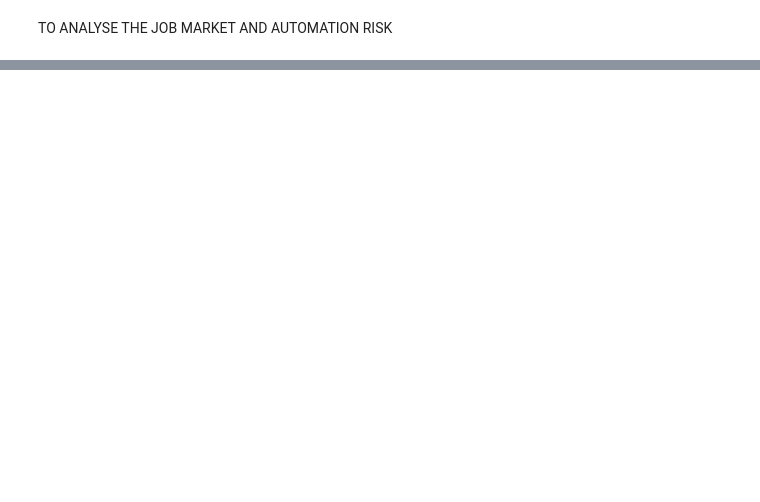
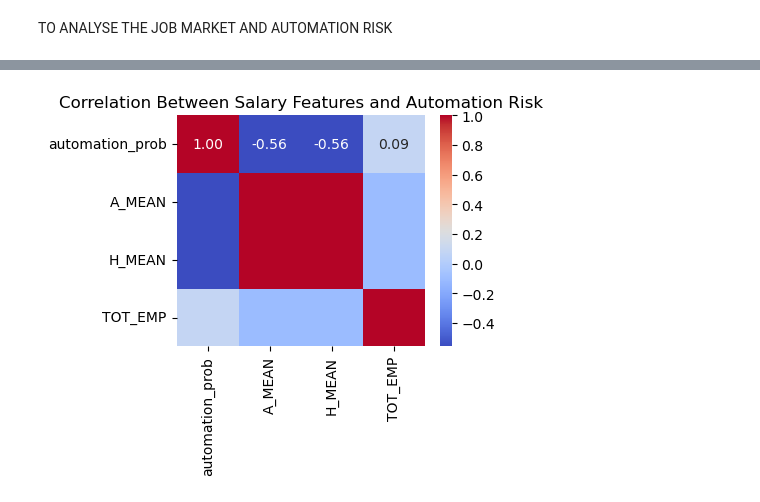
Before and after one commit to maansesharma/Job_Automation_risk, a Jupyter notebook: domain_applications_x23410396.ipynb, the cells around one changed output, grey strips where cells are left out. Saved outputs shown, nothing was run; the diff lists cells and outputs as text; code cells hidden in the pictures; blank space fills up the shorter version.

```diff
--- a/domain_applications_x23410396.ipynb
+++ b/domain_applications_x23410396.ipynb
@@ -182,0 +169,7 @@ KeyError: "['automation_risk', 'future_demand_score'] not found in axis"
+# %%
+
+
+# Option 2: Include mean state-level risk
+state_cols = df_risk.columns[3:]
+df_risk['Mean_State_Risk'] = df_risk[state_cols].mean(axis=1)
+df_risk_clean = df_risk[['SOC', 'Probability', 'Mean_State_Risk']]
@@ -182,0 +249,17 @@ KeyError: "['automation_risk', 'future_demand_score'] not found in axis"
+# %%
+# Convert data types
+merged_df['A_MEAN'] = pd.to_numeric(merged_df['A_MEAN'], errors='coerce')
+merged_df['H_MEAN'] = pd.to_numeric(merged_df['H_MEAN'], errors='coerce')
+merged_df['automation_prob'] = pd.to_numeric(merged_df['Probability'], errors='coerce')
+
+# Drop missing values
+merged_df = merged_df.dropna(subset=['A_MEAN', 'H_MEAN', 'automation_prob'])
+
+# Correlation heatmap
+plt.figure(figsize=(4,3))
+corr_matrix = merged_df[['automation_prob', 'A_MEAN', 'H_MEAN', 'TOT_EMP']].corr()
+sns.heatmap(corr_matrix, annot=True, cmap='coolwarm', fmt=".2f")
+plt.title("Correlation Between Salary Features and Automation Risk")
+plt.show()
+# %% [output]
+[figure, added]
```
Also changed, not shown: parts of 67 cells of this notebook, 5 other files.
